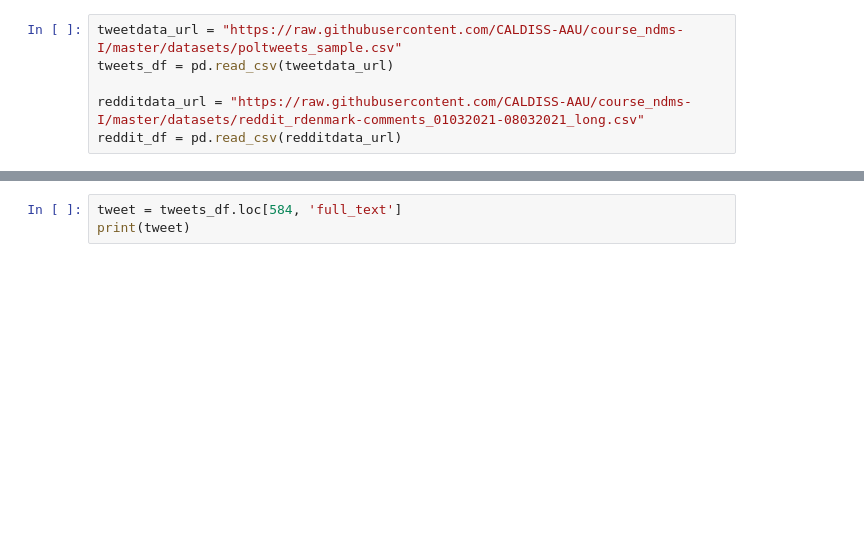
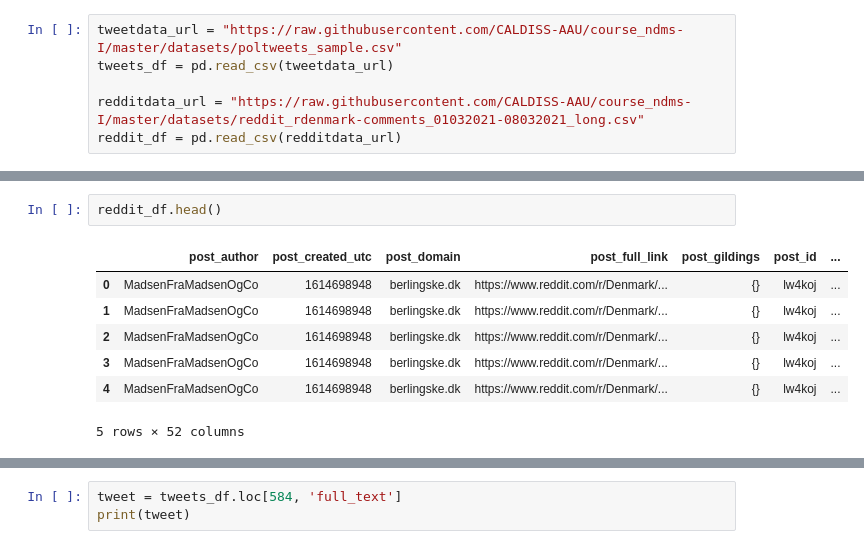
Before and after one commit to CALDISS-AAU/course_ndms-I, a Jupyter notebook: notebooks/05_text-as-data.ipynb, the cells around one changed output, grey strips where cells are left out. Cells and saved outputs as stored; diff of their text form; blank space fills up the shorter version.

```diff
--- a/notebooks/05_text-as-data.ipynb
+++ b/notebooks/05_text-as-data.ipynb
@@ -185,0 +247,10 @@ Simple teksthåndteringsmetoder...
+# %%
+reddit_df.head()
+# %% [output]
+|  | post_author | post_created_utc | post_domain | post_full_link | post_gildings | post_id | ... |
+| 0 | MadsenFraMadsenOgCo | 1614698948 | berlingske.dk | https://www.reddit.com/r/Denmark/... | {} | lw4koj | ... |
+| 1 | MadsenFraMadsenOgCo | 1614698948 | berlingske.dk | https://www.reddit.com/r/Denmark/... | {} | lw4koj | ... |
+| 2 | MadsenFraMadsenOgCo | 1614698948 | berlingske.dk | https://www.reddit.com/r/Denmark/... | {} | lw4koj | ... |
+| 3 | MadsenFraMadsenOgCo | 1614698948 | berlingske.dk | https://www.reddit.com/r/Denmark/... | {} | lw4koj | ... |
+| 4 | MadsenFraMadsenOgCo | 1614698948 | berlingske.dk | https://www.reddit.com/r/Denmark/... | {} | lw4koj | ... |
+5 rows × 52 columns
```
Also changed, not shown: parts of 35 cells of this notebook.
